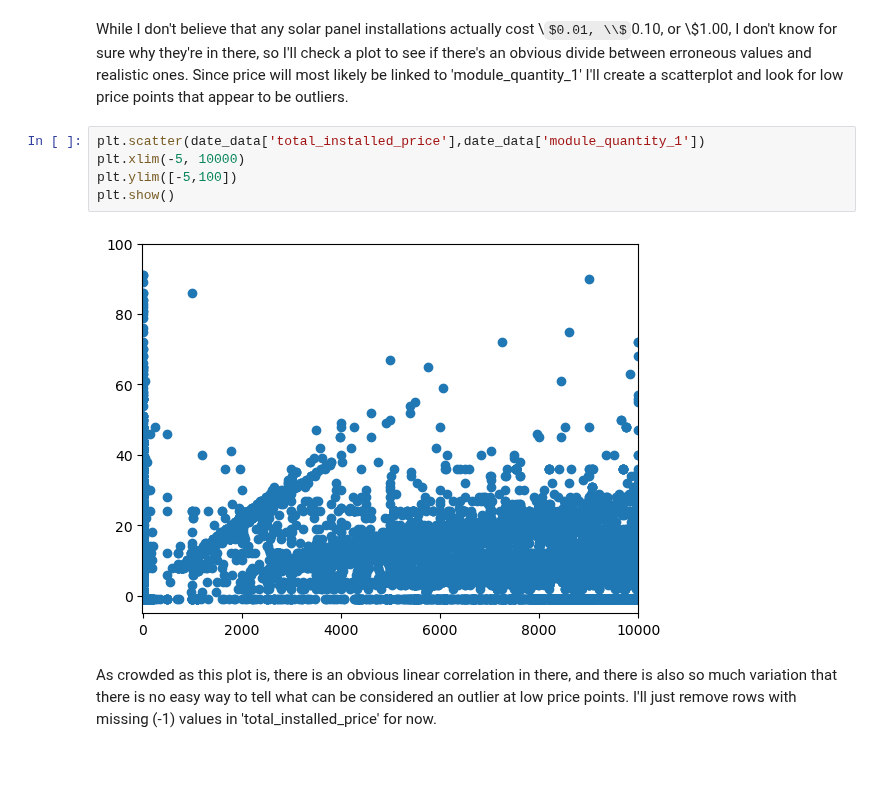
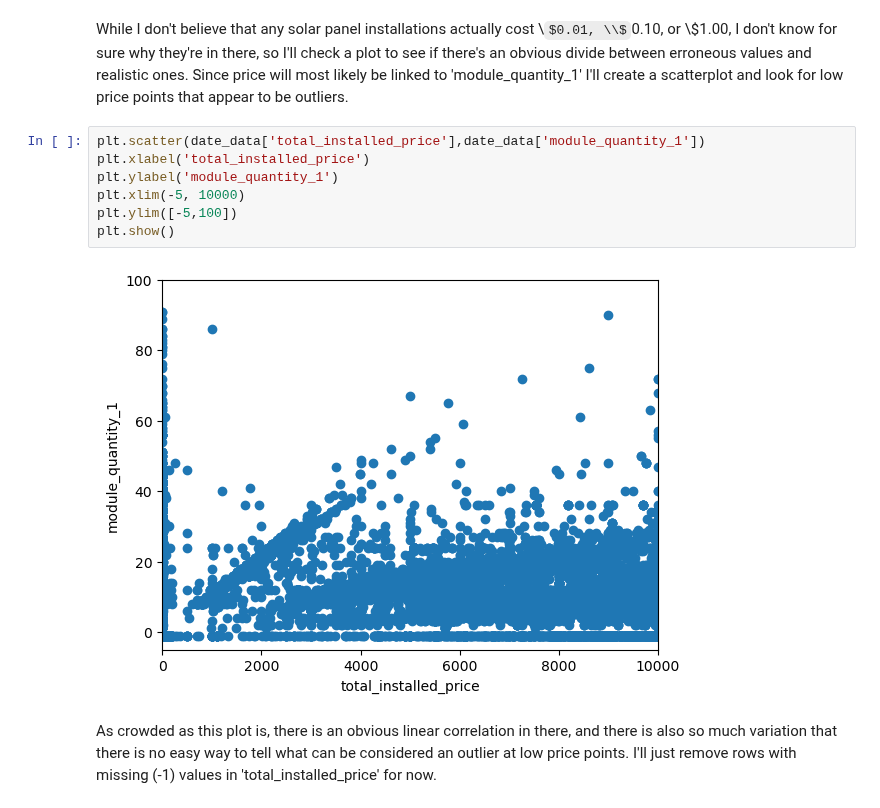
Before and after one commit to zjbrown0689/Solar-Panel-Capstone, a Jupyter notebook: notebooks/Parquet Data Wrangling.ipynb, the cells around one changed output. Cells and saved outputs as stored; diff of their text form; some formulas as TeX source; blank space fills up the shorter version.

```diff
--- a/notebooks/Parquet Data Wrangling.ipynb
+++ b/notebooks/Parquet Data Wrangling.ipynb
@@ -219,11 +219,13 @@ Name: total_installed_price, Length: 78725, dtype: int64
 While I don't believe that any solar panel installations actually cost \\$0.01, \\$0.10, or \\$1.00, I don't know for sure why they're in there, so I'll check a plot to see if there's an obvious divide between erroneous values and realistic ones. Since price will most likely be linked to 'module_quantity_1' I'll create a scatterplot and look for low price points that appear to be outliers.
 # %%
 plt.scatter(date_data['total_installed_price'],date_data['module_quantity_1'])
+plt.xlabel('total_installed_price')
+plt.ylabel('module_quantity_1')
 plt.xlim(-5, 10000)
 plt.ylim([-5,100])
 plt.show()
 # %% [output]
-[figure, old version]
+[figure, new version]
 # %% [markdown]
 As crowded as this plot is, there is an obvious linear correlation in there, and there is also so much variation that there is no easy way to tell what can be considered an outlier at low price points. I'll just remove rows with missing (-1) values in 'total_installed_price' for now.
 # %%
```
Also changed, not shown: parts of 4 cells of this notebook, 1 other file.
